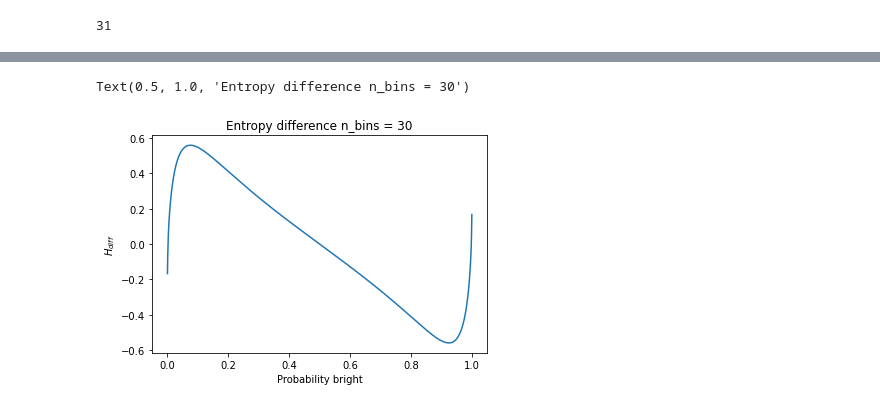
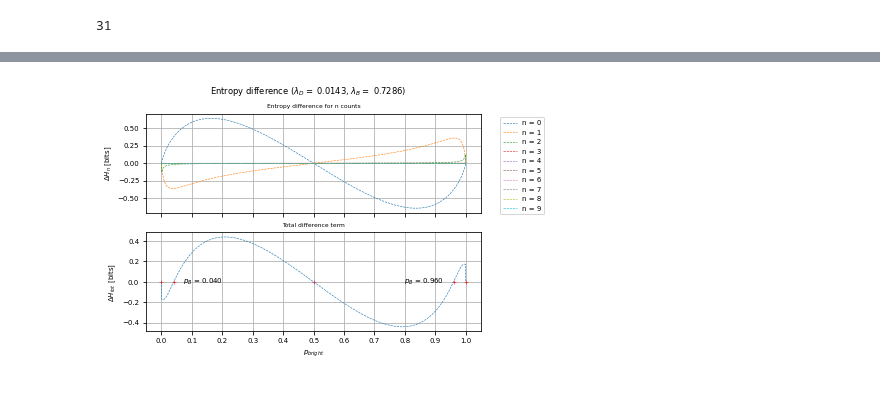
Before and after one commit to marti-m/ion-detect-mcmc, a Jupyter notebook: ion-detection-sim.ipynb, the cells around one changed output, grey strips where cells are left out. Saved outputs shown, nothing was run; the diff lists cells and outputs as text; code cells hidden in the pictures.

```diff
--- a/ion-detection-sim.ipynb
+++ b/ion-detection-sim.ipynb
@@ -135,7 +153,9 @@ print(len(idx))
 paths = ['./detection_sim/outputs/dark_R_D_0/',
          './detection_sim/outputs/bright_R_D_0/',
          './detection_sim/outputs/dark_R_D_0_1/',
-         './detection_sim/outputs/bright_R_D_0_1/']
+         './detection_sim/outputs/bright_R_D_0_1/',
+         './detection_sim/outputs/dark_R_D_0_5/',
+         './detection_sim/outputs/bright_R_D_0_5/']
 # %% [output]
 31
 # %%
@@ -154,6 +174,11 @@ t_detection_avg_dark_R_D_0_1 = np.zeros((len(idx), 3))
 n_errors_dark_R_D_0_1 = np.zeros((len(idx), 3))
 n_pi_pulse_avg_dark_R_D_0_1 = np.zeros((len(idx), 3))
 
+n_subbins_avg_dark_R_D_0_5 = np.zeros((len(idx), 3))
+t_detection_avg_dark_R_D_0_5 = np.zeros((len(idx), 3))
+n_errors_dark_R_D_0_5 = np.zeros((len(idx), 3))
+n_pi_pulse_avg_dark_R_D_0_5 = np.zeros((len(idx), 3))
+
 n_subbins_avg_bright_R_D_0 = np.zeros((len(idx), 3))
 t_detection_avg_bright_R_D_0 = np.zeros((len(idx), 3))
 n_errors_bright_R_D_0 = np.zeros((len(idx), 3))
@@ -163,6 +188,11 @@ n_subbins_avg_bright_R_D_0_1 = np.zeros((len(idx), 3))
 t_detection_avg_bright_R_D_0_1 = np.zeros((len(idx), 3))
 n_errors_bright_R_D_0_1 = np.zeros((len(idx), 3))
 n_pi_pulse_avg_bright_R_D_0_1 = np.zeros((len(idx), 3))
+
+n_subbins_avg_bright_R_D_0_5 = np.zeros((len(idx), 3))
+t_detection_avg_bright_R_D_0_5 = np.zeros((len(idx), 3))
+n_errors_bright_R_D_0_5 = np.zeros((len(idx), 3))
+n_pi_pulse_avg_bright_R_D_0_5 = np.zeros((len(idx), 3))
 # %%
 for j, i in enumerate(idx):
     df = load_data(paths[0], i)
@@ -359,6 +457,7 @@ fig.savefig("errors.pdf", bbox_inches='tight')
 import numpy as np
 import matplotlib.pyplot as plt
 from scipy.stats import poisson, entropy
+from scipy import optimize
 
 def entropy_diff_n(mu_D, mu_B, p_b, n):
     p_i_dark = poisson.pmf(n, mu_D)
@@ -373,9 +472,9 @@ def entropy_diff_n(mu_D, mu_B, p_b, n):
     p_B_Pi = p_b * p_i_dark
 
     # return weighted difference
-    return (p_i_dark + p_i_bright) * (entropy([p_D_Pi, p_B_Pi]) - entropy([p_D_no_Pi, p_B_no_Pi]))
+    return (p_i_dark + p_i_bright) * (entropy([p_D_Pi, p_B_Pi], base = 2) - entropy([p_D_no_Pi, p_B_no_Pi], base = 2))
 
-def entropy_diff(mu_D, mu_B, n_max, p_b):
+def entropy_diff(p_b, mu_D, mu_B, n_max):
     H_diff = 0
     for i in range(n_max):
         # add
@@ -384,23 +483,50 @@ def entropy_diff(mu_D, mu_B, n_max, p_b):
 
     return H_diff
 # %%
-n_bins = 10
+n_bins = 35
 t_bin = 200 / n_bins
-R_D = 0.1 / 200
-R_B = 25 / 200
+R_D = 0.5 / 200
+R_B =  25 / 200
 
 mu_D = t_bin * R_D
 mu_B = t_bin * (R_D + R_B)
 
 n_max = 10
+p_b = np.linspace(0, 1, 1000)
 
-p_b = np.linspace(0.0001, 0.9999, 200)
-H_diff = [entropy_diff(mu_D, mu_B, n_max, p) for p in p_b]
-plt.plot(p_b, H_diff)
-plt.xlabel('Probability bright')
-plt.ylabel('$H_{diff}$')
-plt.title('Entropy difference n_bins = 30')
+fig, axs = plt.subplots(2, 1, sharex='all')
+plt.rc('font', size=7)
+plt.rc('axes', titlesize=6)
+linewidth = 0.6
+dx = 0.03
+fig.suptitle(f'Entropy difference ($\lambda_D =$ {mu_D:.4f}, $\lambda_B =$ {mu_B:.4f})')
+
+axs[0].set_title('Entropy difference for n counts')
+H_diff_tot = np.zeros(len(p_b))
+for i in range(n_max):
+    H_diff_i = [entropy_diff_n(mu_D, mu_B, p, float(i)) for p in p_b]
+    H_diff_tot += np.array(H_diff_i)
+    axs[0].plot(p_b, H_diff_i, label='n = ' + str(i), linewidth=linewidth, linestyle = '--')
+axs[0].legend(loc='upper right', bbox_to_anchor=(1.2, 1.0))
+axs[0].grid('all')
+axs[0].set_ylabel('$\Delta H_{n}$ [bits]')
+
+axs[1].set_title('Total difference term')
+# find zeros and plot
+sol_low = optimize.bisect(entropy_diff, a=1e-5, b=0.1, args=(mu_D, mu_B, n_max))
+sol_high = optimize.bisect(entropy_diff, a=0.9, b=1 - 1e-9, args=(mu_D, mu_B, n_max))
+axs[1].scatter((0, sol_low, 0.5, sol_high, 1), np.zeros(5), color='r', marker='+', s=10, linewidths=0.5)
+axs[1].text(sol_low + dx,0,f'$p_B$ = {sol_low:.3f}',ha='left', va='center')
+axs[1].text(sol_high - dx,0,f'$p_B$ = {sol_high:.3f}',ha='right', va='center')
+
+axs[1].plot(p_b, H_diff_tot, label='$\Delta H_{tot}$' + str(i), linewidth=linewidth, linestyle = '--')
+axs[1].set_xlabel('$p_{bright}$')
+axs[1].set_xticks(np.arange(0, 1.1, 0.1))
+axs[1].set_ylabel('$\Delta H_{tot}$ [bits]')
+axs[1].grid('all')
+axs[1].set_axisbelow(True)
+
+fig.savefig("terms_entropy_difference.pdf", bbox_inches='tight')
 # %% [output]
-Text(0.5, 1.0, 'Entropy difference n_bins = 30')
-[figure, old version]
+[figure, new version]
 # %%
```
Also changed, not shown: parts of 10 cells of this notebook, 5 other files.
